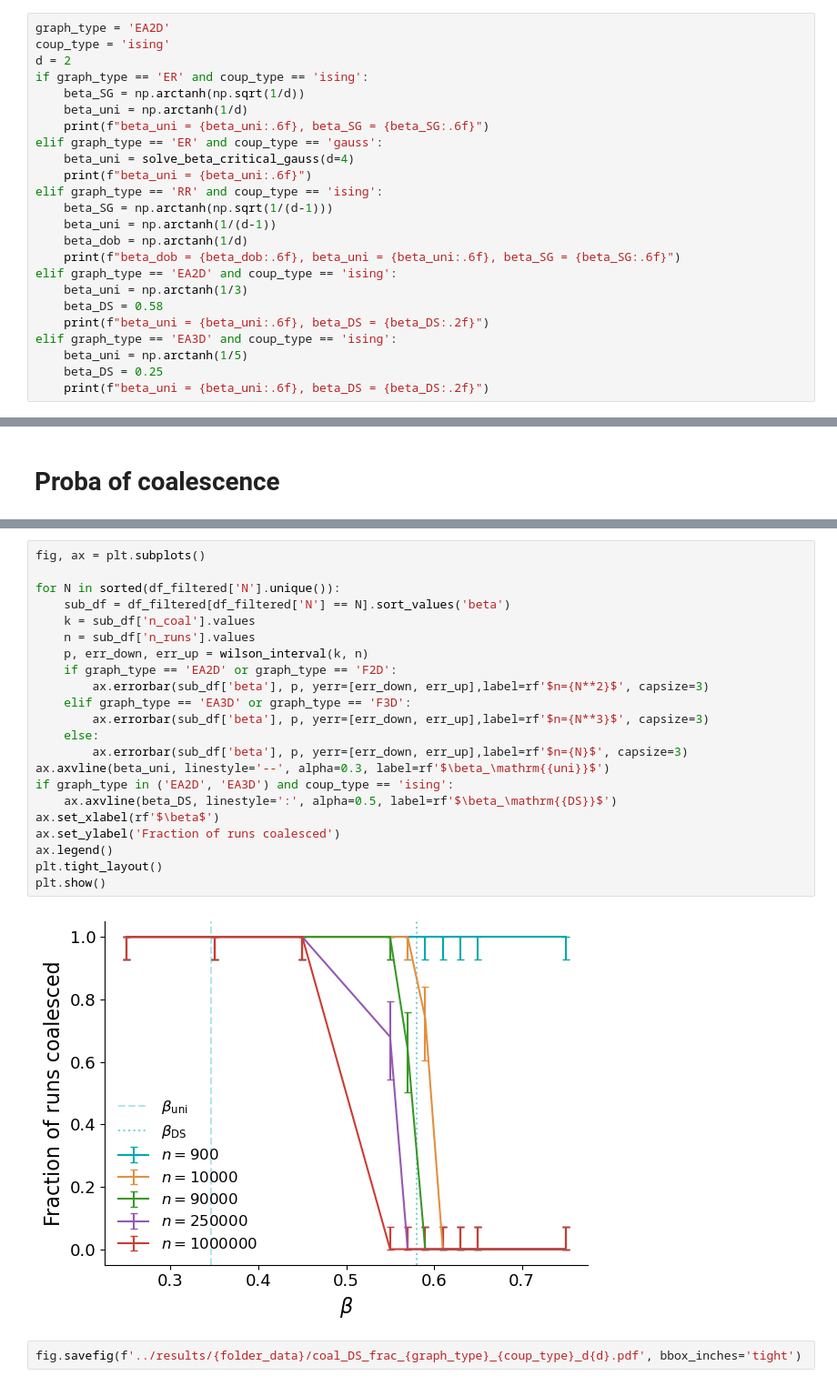
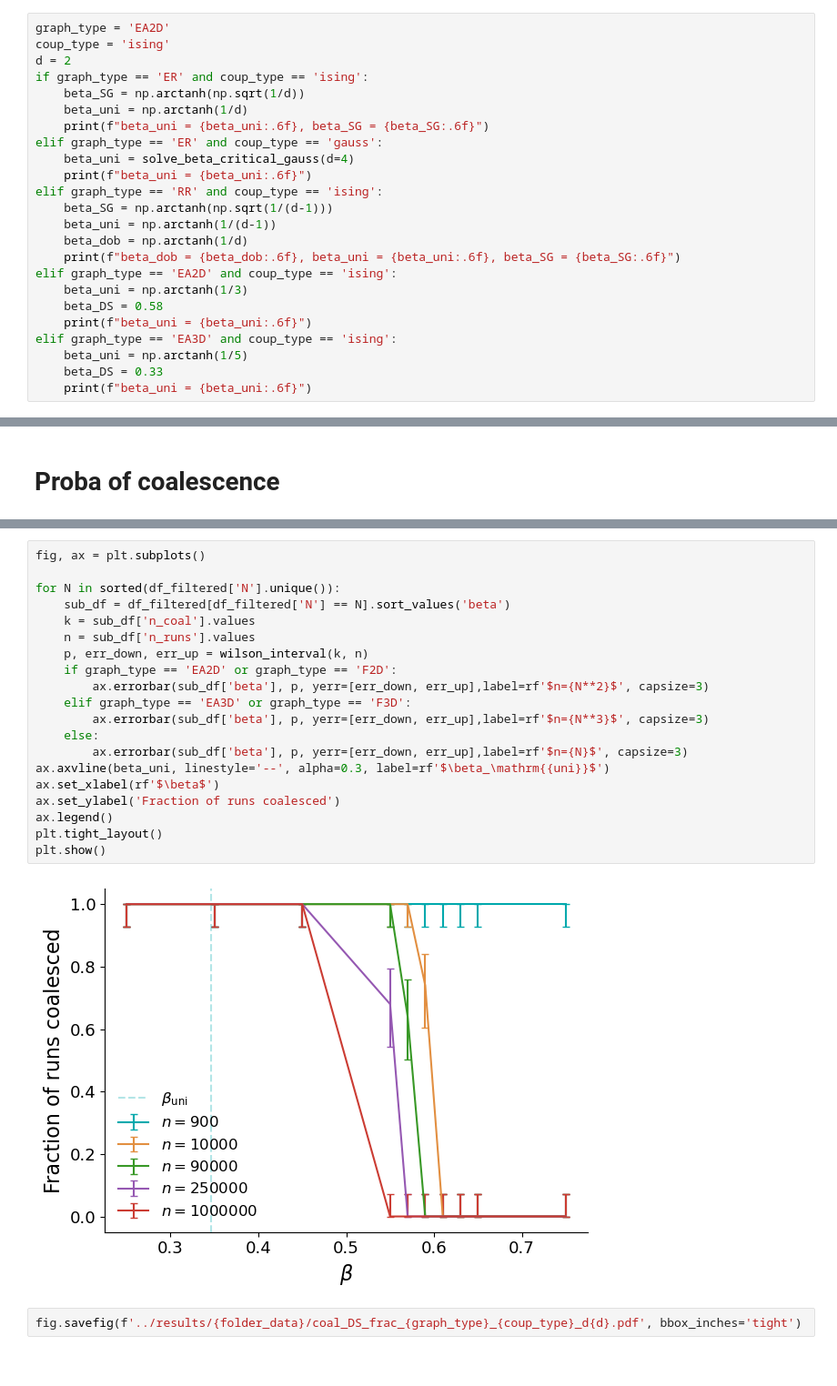
Before and after one commit to LouiseBudzynski/Bounding_Chain_Disordered_Ising_Models, a Jupyter notebook: notebooks/read_coal_time_DS.ipynb, the cells around one changed output, grey strips where cells are left out. Shown at 91% size. Drawn from its saved outputs; the diff is of its cells as text.

```diff
--- a/notebooks/read_coal_time_DS.ipynb
+++ b/notebooks/read_coal_time_DS.ipynb
@@ -46,9 +46,9 @@ elif graph_type == 'RR' and coup_type == 'ising':
 elif graph_type == 'EA2D' and coup_type == 'ising':
     beta_uni = np.arctanh(1/3)
     beta_DS = 0.58
-    print(f"beta_uni = {beta_uni:.6f}, beta_DS = {beta_DS:.2f}")
+    print(f"beta_uni = {beta_uni:.6f}")
 elif graph_type == 'EA3D' and coup_type == 'ising':
     beta_uni = np.arctanh(1/5)
-    beta_DS = 0.25
-    print(f"beta_uni = {beta_uni:.6f}, beta_DS = {beta_DS:.2f}")
+    beta_DS = 0.33
+    print(f"beta_uni = {beta_uni:.6f}")
 # %% [output]
@@ -132,27 +132,25 @@ df_filtered
 # %%
 fig, ax = plt.subplots()
 
 for N in sorted(df_filtered['N'].unique()):
     sub_df = df_filtered[df_filtered['N'] == N].sort_values('beta')
     k = sub_df['n_coal'].values
     n = sub_df['n_runs'].values
     p, err_down, err_up = wilson_interval(k, n)
     if graph_type == 'EA2D' or graph_type == 'F2D':
         ax.errorbar(sub_df['beta'], p, yerr=[err_down, err_up],label=rf'$n={N**2}$', capsize=3)
     elif graph_type == 'EA3D' or graph_type == 'F3D':
         ax.errorbar(sub_df['beta'], p, yerr=[err_down, err_up],label=rf'$n={N**3}$', capsize=3)
     else:
         ax.errorbar(sub_df['beta'], p, yerr=[err_down, err_up],label=rf'$n={N}$', capsize=3)
 ax.axvline(beta_uni, linestyle='--', alpha=0.3, label=rf'$\beta_\mathrm{{uni}}$')
-if graph_type in ('EA2D', 'EA3D') and coup_type == 'ising':
-    ax.axvline(beta_DS, linestyle=':', alpha=0.5, label=rf'$\beta_\mathrm{{DS}}$')
 ax.set_xlabel(rf'$\beta$')
 ax.set_ylabel('Fraction of runs coalesced')
 ax.legend()
 plt.tight_layout()
 plt.show()
 # %% [output]
-[figure, old version]
+[figure, new version]
 # %%
 fig.savefig(f'../results/{folder_data}/coal_DS_frac_{graph_type}_{coup_type}_d{d}.pdf', bbox_inches='tight')
 # %% [markdown]
```
Also changed, not shown: parts of 7 cells of this notebook, 12 other files.
